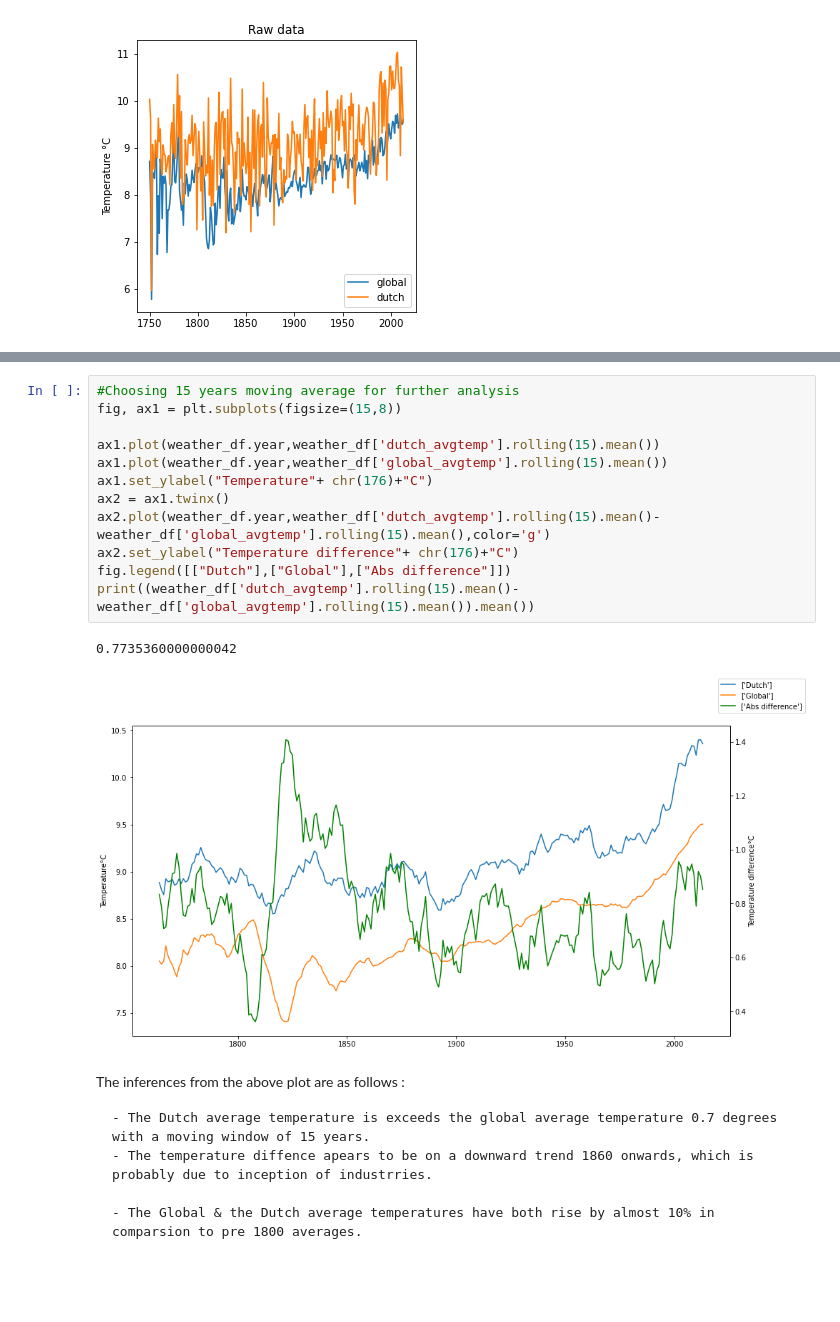
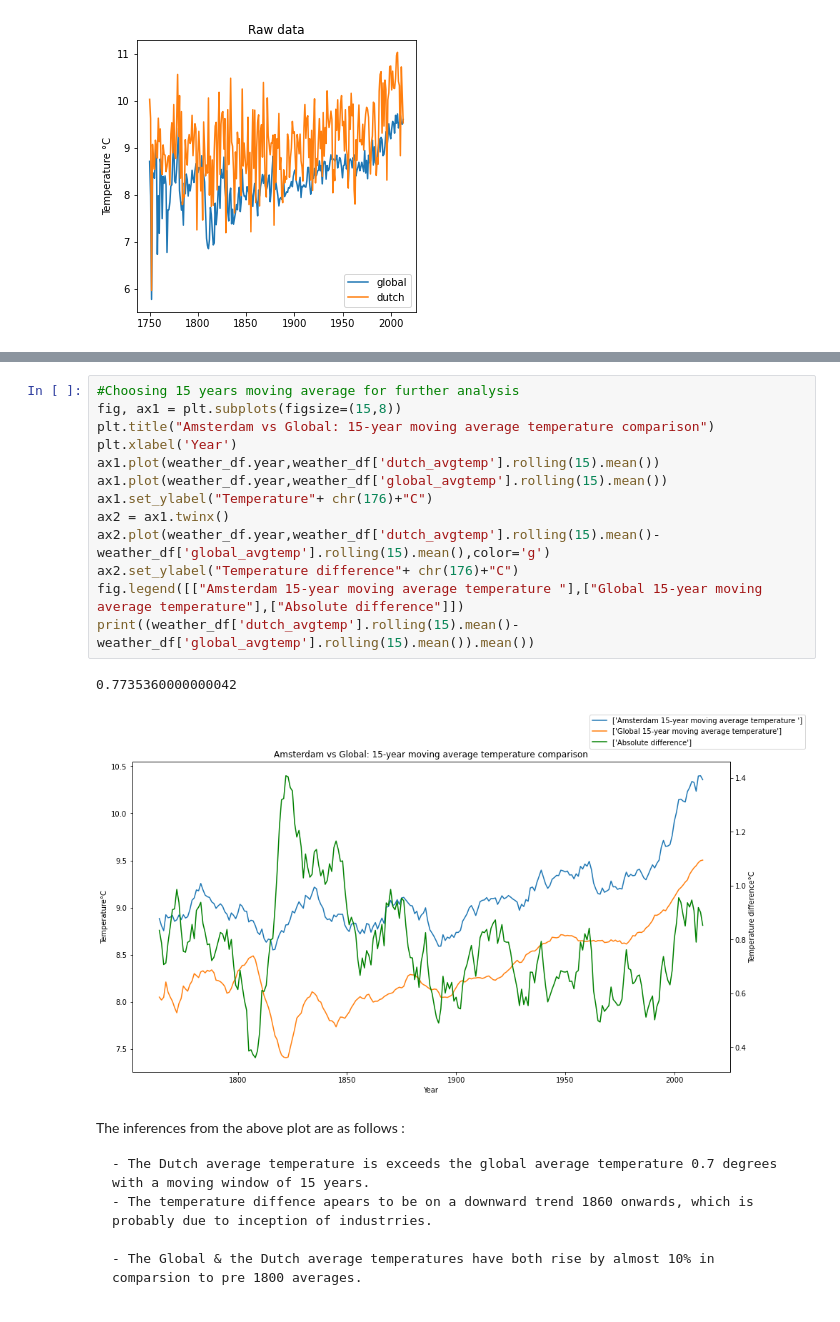
Before and after one commit to omkar-30/data-analyst_nd, a Jupyter notebook: P1 Exploring weather trends .ipynb, the cells around one changed output, grey strips where cells are left out. Drawn from its saved outputs; the diff is of its cells as text; blank space fills up the shorter version.

```diff
--- a/P1 Exploring weather trends .ipynb
+++ b/P1 Exploring weather trends .ipynb
@@ -55,18 +55,19 @@ Text(0, 0.5, 'Temperature °C')
 # %%
 #Choosing 15 years moving average for further analysis
 fig, ax1 = plt.subplots(figsize=(15,8))
-
+plt.title("Amsterdam vs Global: 15-year moving average temperature comparison")
+plt.xlabel('Year')
 ax1.plot(weather_df.year,weather_df['dutch_avgtemp'].rolling(15).mean())
 ax1.plot(weather_df.year,weather_df['global_avgtemp'].rolling(15).mean())
 ax1.set_ylabel("Temperature"+ chr(176)+"C")
 ax2 = ax1.twinx()
 ax2.plot(weather_df.year,weather_df['dutch_avgtemp'].rolling(15).mean()-weather_df['global_avgtemp'].rolling(15).mean(),color='g')
 ax2.set_ylabel("Temperature difference"+ chr(176)+"C")
-fig.legend([["Dutch"],["Global"],["Abs difference"]])
+fig.legend([["Amsterdam 15-year moving average temperature "],["Global 15-year moving average temperature"],["Absolute difference"]])
 print((weather_df['dutch_avgtemp'].rolling(15).mean()-weather_df['global_avgtemp'].rolling(15).mean()).mean())
 # %% [output]
 0.7735360000000042
-[figure, old version]
+[figure, new version]
 # %% [markdown]
 The inferences from the above plot are as follows :
 
```
Also changed, not shown: parts of 1 cell of this notebook.
